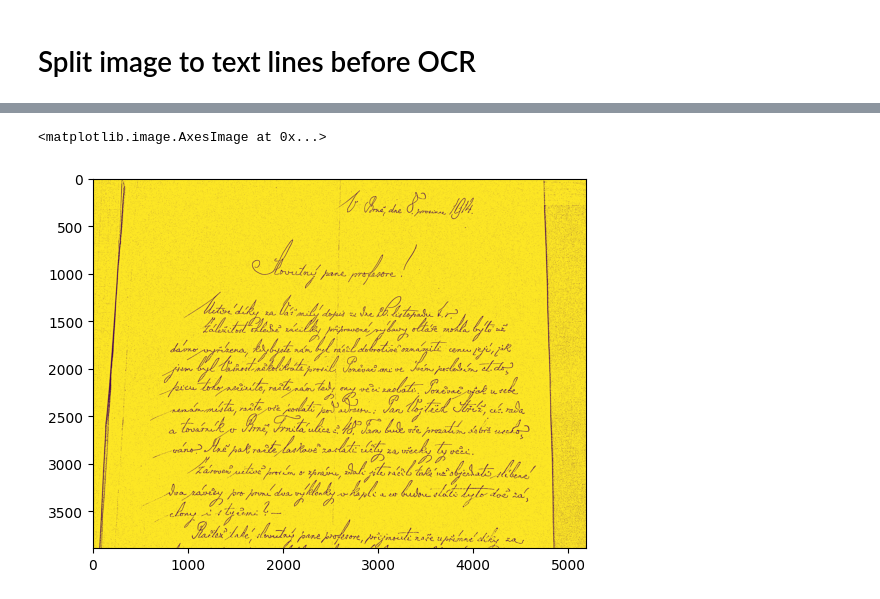
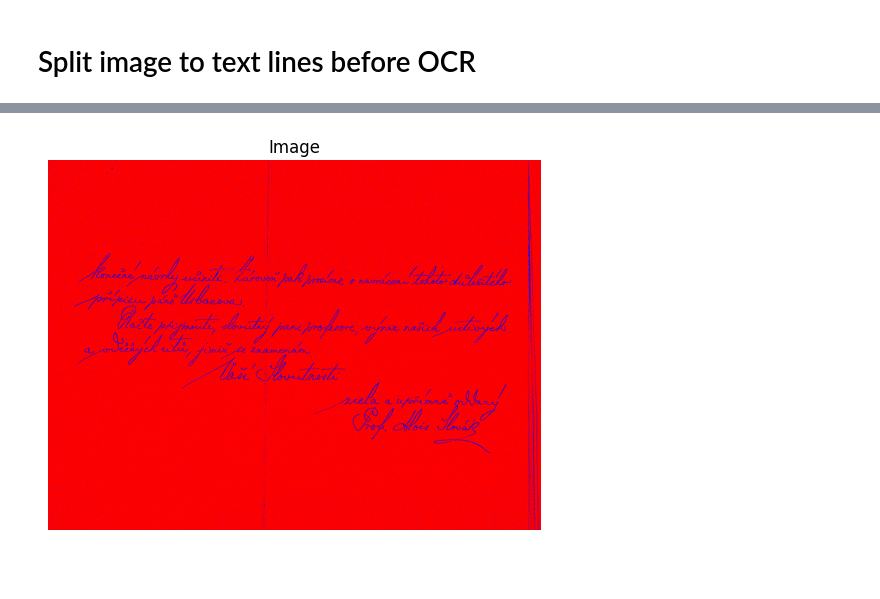
Before and after one commit to ninabel/split_text_image, a Jupyter notebook: split_image.ipynb, the cells around one changed output, grey strips where cells are left out. Cells and saved outputs as stored; diff of their text form; code cells hidden in the pictures; blank space fills up the shorter version.

Commit message:
image processing in the functions of img_proc module

```diff
--- a/split_image.ipynb
+++ b/split_image.ipynb
@@ -8,10 +16,12 @@ from config import image_path, image_filename, start_row_number
+# %%
+# Reading the image using imread() function
+gray = imp.read_gray_image(os.path.join(image_path, image_filename))
 # %%
-# Reading the image using imread() function
-image = cv.imread(os.path.join(image_path, image_filename))
-
+image = gray
 # Extracting the height and width of an image
 h, w = image.shape[:2]
 # Displaying the height and width
-print("Height = {}, Width = {}".format(h, w))
+print("Height = {}, Width = {}".format(h, w))# Display the gray image
+imp.show_image(image, title='Gray Image', cmap='gray')
 # %% [output]
 Height = 3888, Width = 5184
@@ -30,14 +29,6 @@ plt.show()
 # %%
 # Use adaptive thresholding to better separate text from light gray shadows
-img = gray
-mask = cv.adaptiveThreshold(
-    img, 255,
-    cv.ADAPTIVE_THRESH_GAUSSIAN_C,
-    cv.THRESH_BINARY,
-    45,  # blockSize, can be tuned
-     5    # Lower C to make thresholding less aggressive (darker result)
-)
-plt.imshow(mask)
+mask = imp.thresholding(image)
+imp.show_image(mask, cmap="bwr")
 # %% [output]
-<matplotlib.image.AxesImage at 0x...>
-[figure, old version]
+[figure, new version]
```
Also changed, not shown: parts of 28 cells of this notebook, 1 other file.
